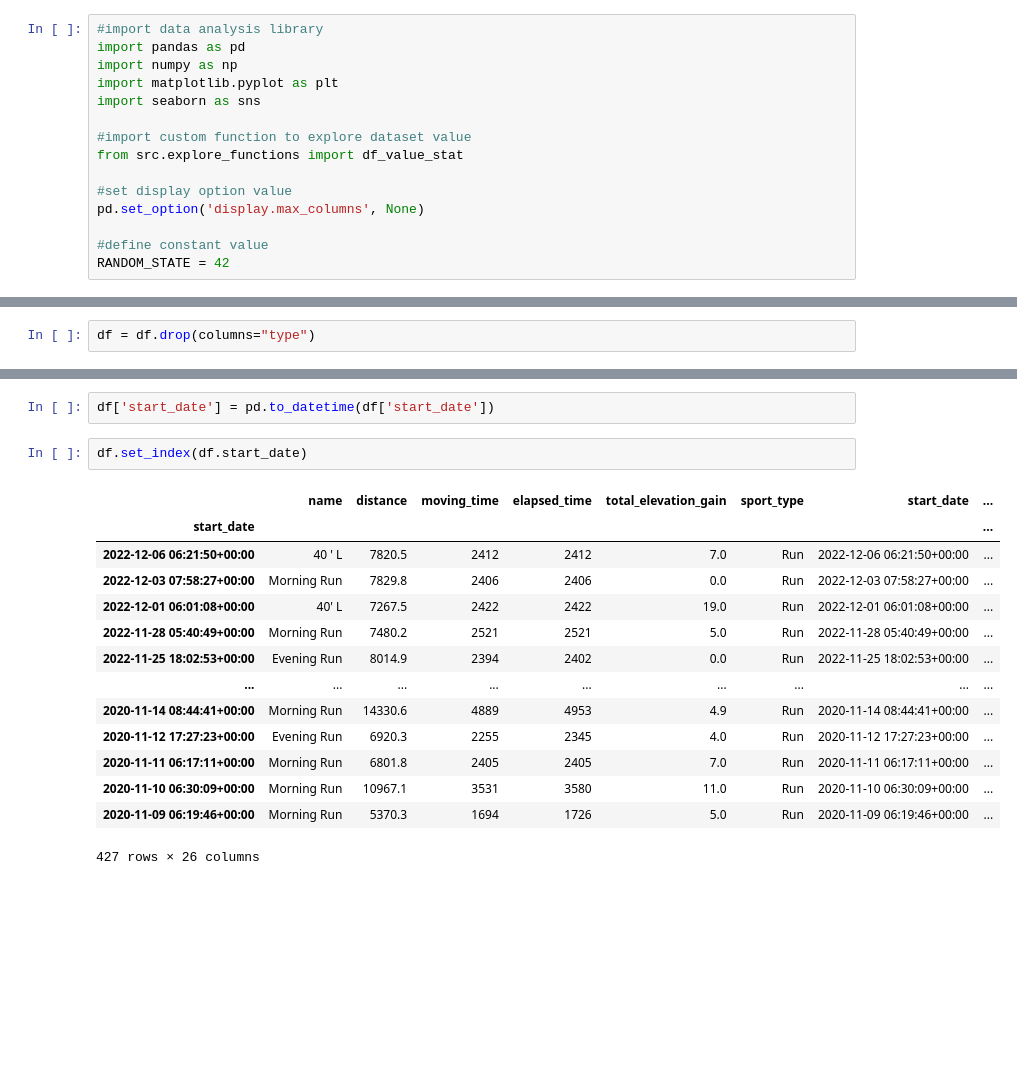
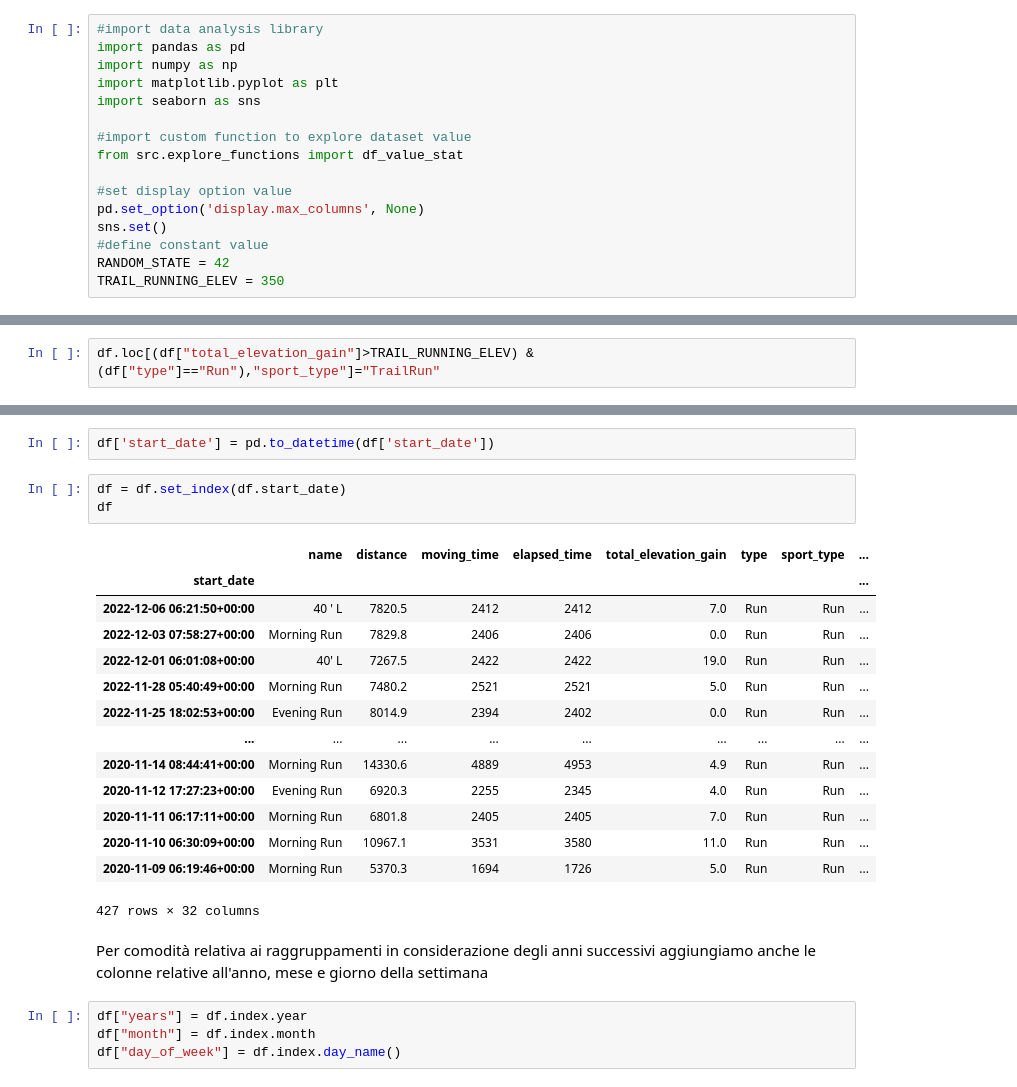
Before and after one commit to scionuait/StravaDataImport, a Jupyter notebook: analisi_strava_athlete_2022.ipynb, the cells around one changed output, grey strips where cells are left out. Drawn from its saved outputs; the diff is of its cells as text; blank space fills up the shorter version.

```diff
--- a/analisi_strava_athlete_2022.ipynb
+++ b/analisi_strava_athlete_2022.ipynb
@@ -36,6 +36,7 @@ from src.explore_functions import df_value_stat
 
 #set display option value
 pd.set_option('display.max_columns', None)
-
+sns.set()
 #define constant value
 RANDOM_STATE = 42
+TRAIL_RUNNING_ELEV = 350
@@ -282,2 +272,2 @@ Il dato di type non mi serve in quanto è ridondante con sport_type e non contie
 # %%
-df = df.drop(columns="type")
+df.loc[(df["total_elevation_gain"]>TRAIL_RUNNING_ELEV) & (df["type"]=="Run"),"sport_type"]="TrailRun"
@@ -295,19 +289,26 @@ Conversione dei dati relativi alla data e indicizzazione del dataset in base all
 # %%
 df['start_date'] = pd.to_datetime(df['start_date'])
 # %%
-df.set_index(df.start_date)
+df = df.set_index(df.start_date)
+df
 # %% [output]
-|  | name | distance | moving_time | elapsed_time | total_elevation_gain | sport_type | start_date | ... |
+|  | name | distance | moving_time | elapsed_time | total_elevation_gain | type | sport_type | ... |
 | start_date |  |  |  |  |  |  |  | ... |
-| 2022-12-06 06:21:50+00:00 | 40 ' L | 7820.5 | 2412 | 2412 | 7.0 | Run | 2022-12-06 06:21:50+00:00 | ... |
-| 2022-12-03 07:58:27+00:00 | Morning Run | 7829.8 | 2406 | 2406 | 0.0 | Run | 2022-12-03 07:58:27+00:00 | ... |
-| 2022-12-01 06:01:08+00:00 | 40' L | 7267.5 | 2422 | 2422 | 19.0 | Run | 2022-12-01 06:01:08+00:00 | ... |
-| 2022-11-28 05:40:49+00:00 | Morning Run | 7480.2 | 2521 | 2521 | 5.0 | Run | 2022-11-28 05:40:49+00:00 | ... |
-| 2022-11-25 18:02:53+00:00 | Evening Run | 8014.9 | 2394 | 2402 | 0.0 | Run | 2022-11-25 18:02:53+00:00 | ... |
+| 2022-12-06 06:21:50+00:00 | 40 ' L | 7820.5 | 2412 | 2412 | 7.0 | Run | Run | ... |
+| 2022-12-03 07:58:27+00:00 | Morning Run | 7829.8 | 2406 | 2406 | 0.0 | Run | Run | ... |
+| 2022-12-01 06:01:08+00:00 | 40' L | 7267.5 | 2422 | 2422 | 19.0 | Run | Run | ... |
+| 2022-11-28 05:40:49+00:00 | Morning Run | 7480.2 | 2521 | 2521 | 5.0 | Run | Run | ... |
+| 2022-11-25 18:02:53+00:00 | Evening Run | 8014.9 | 2394 | 2402 | 0.0 | Run | Run | ... |
 | ... | ... | ... | ... | ... | ... | ... | ... | ... |
-| 2020-11-14 08:44:41+00:00 | Morning Run | 14330.6 | 4889 | 4953 | 4.9 | Run | 2020-11-14 08:44:41+00:00 | ... |
-| 2020-11-12 17:27:23+00:00 | Evening Run | 6920.3 | 2255 | 2345 | 4.0 | Run | 2020-11-12 17:27:23+00:00 | ... |
-| 2020-11-11 06:17:11+00:00 | Morning Run | 6801.8 | 2405 | 2405 | 7.0 | Run | 2020-11-11 06:17:11+00:00 | ... |
-| 2020-11-10 06:30:09+00:00 | Morning Run | 10967.1 | 3531 | 3580 | 11.0 | Run | 2020-11-10 06:30:09+00:00 | ... |
-| 2020-11-09 06:19:46+00:00 | Morning Run | 5370.3 | 1694 | 1726 | 5.0 | Run | 2020-11-09 06:19:46+00:00 | ... |
+| 2020-11-14 08:44:41+00:00 | Morning Run | 14330.6 | 4889 | 4953 | 4.9 | Run | Run | ... |
+| 2020-11-12 17:27:23+00:00 | Evening Run | 6920.3 | 2255 | 2345 | 4.0 | Run | Run | ... |
+| 2020-11-11 06:17:11+00:00 | Morning Run | 6801.8 | 2405 | 2405 | 7.0 | Run | Run | ... |
+| 2020-11-10 06:30:09+00:00 | Morning Run | 10967.1 | 3531 | 3580 | 11.0 | Run | Run | ... |
+| 2020-11-09 06:19:46+00:00 | Morning Run | 5370.3 | 1694 | 1726 | 5.0 | Run | Run | ... |
-427 rows × 26 columns
+427 rows × 32 columns
+# %% [markdown]
+Per comodità relativa ai raggruppamenti in considerazione degli anni successivi aggiungiamo anche le colonne relative all'anno, mese e giorno della settimana
+# %%
+df["years"] = df.index.year
+df["month"] = df.index.month
+df["day_of_week"] = df.index.day_name()
```
Also changed, not shown: parts of 12 cells of this notebook.
